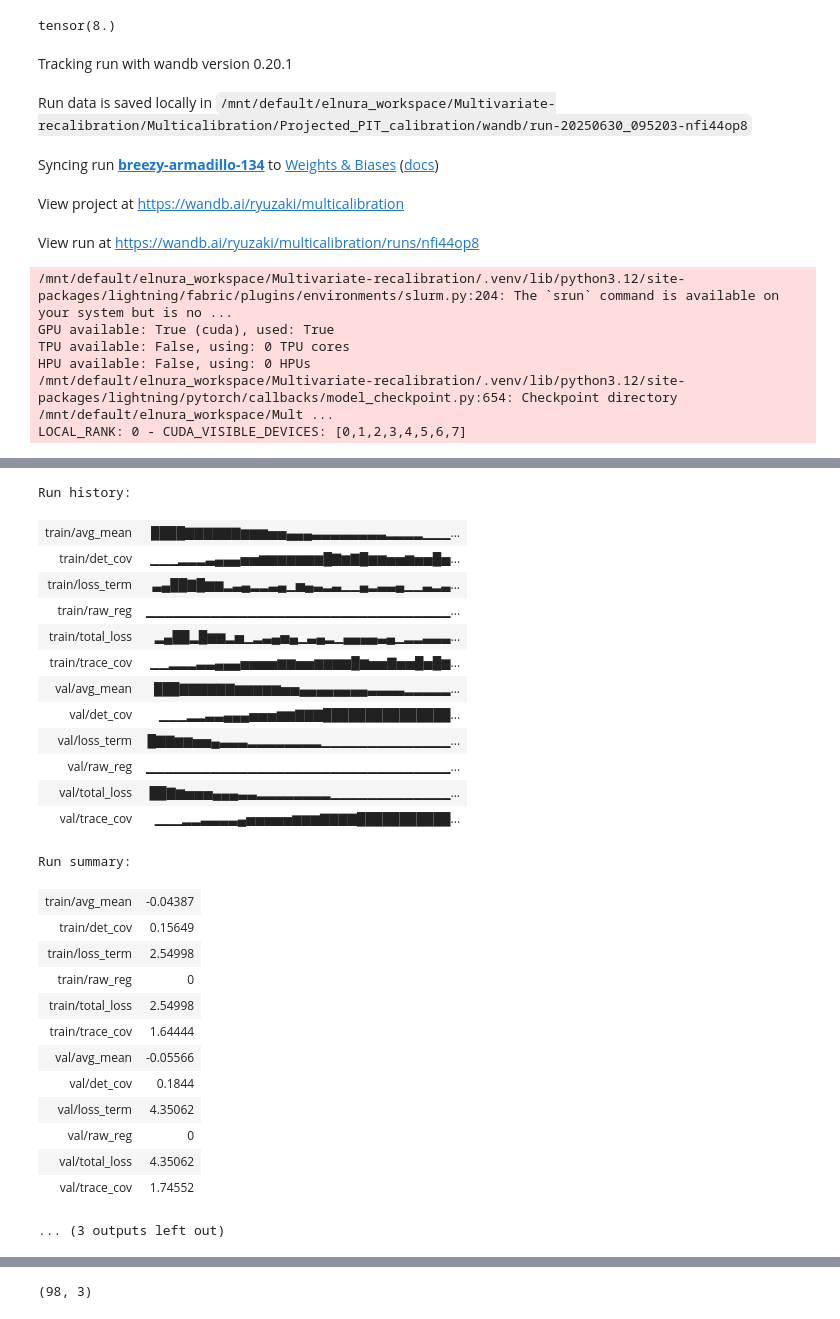
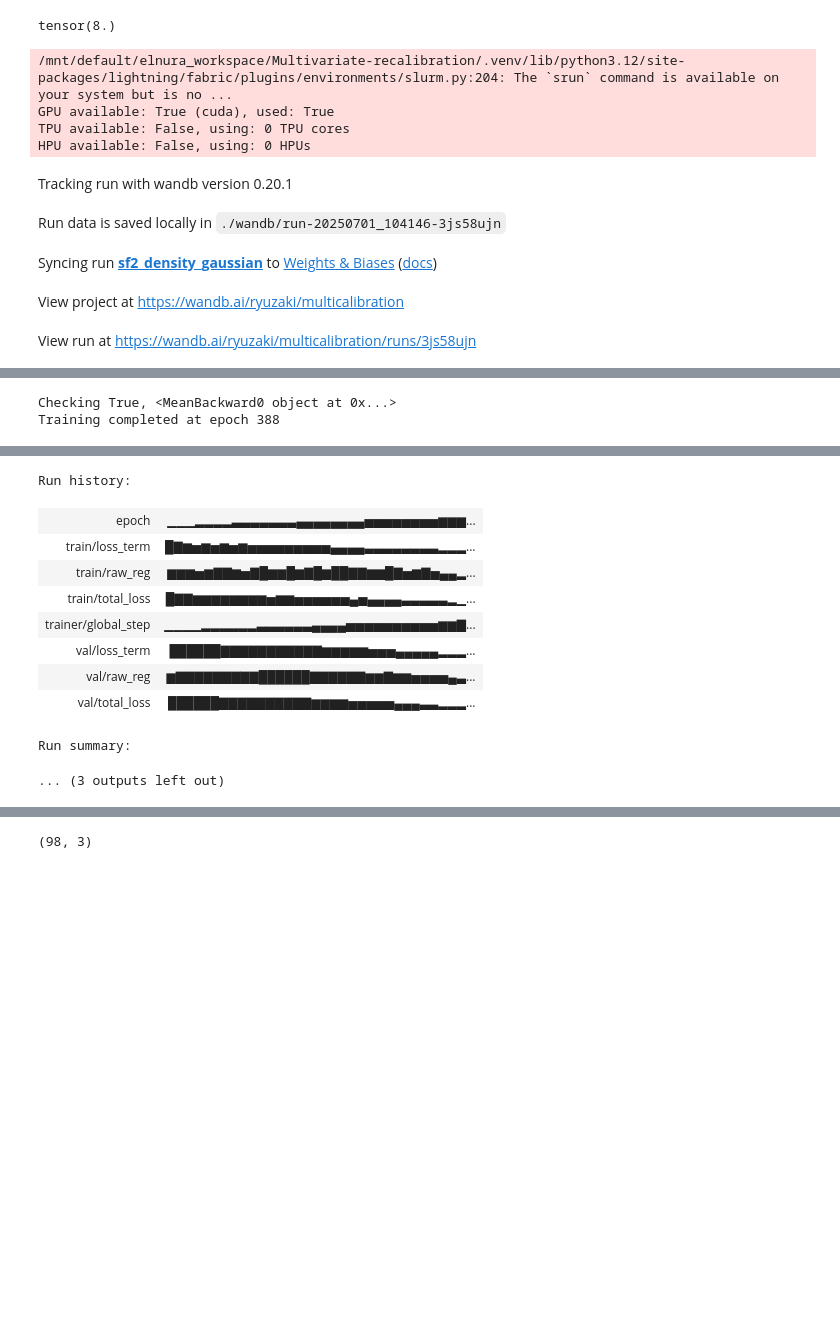
Before and after one commit to ayalaajil/Multivariate-Calibration-with-Prerank-Regularization, a Jupyter notebook: Multicalibration/Projected_PIT_calibration/testing-if-reg-works.ipynb, the cells around one changed output, grey strips where cells are left out. Cells and saved outputs as stored; diff of their text form; code cells hidden in the pictures; blank space fills up the shorter version.

Commit message:
changing the manual wandb logging to lightning wandb logging

```diff
--- a/Multicalibration/Projected_PIT_calibration/testing-if-reg-works.ipynb
+++ b/Multicalibration/Projected_PIT_calibration/testing-if-reg-works.ipynb
@@ -25,13 +27,15 @@ True
 # %%
 config = get_config()
 config.device = 'cuda'
-torch.manual_seed(42)
 data_group, data_name = 'mulan', 'sf2'
-seed = 42
+hparams = {
+    'model': 'gaussian',
+    'prerank': 'density',
+    'lambda': 1.0,
+}
 # %%
-rc = RunConfig(config, data_group, data_name, seed=seed)
-datamodule = RealDataModule(rc, seed=seed, num_workers=8)
+rc = RunConfig(config, data_group, data_name, hparams = hparams)
+datamodule = RealDataModule(rc, num_workers=8)
 p, q = datamodule.input_dim, datamodule.output_dim #268,16
-l = 1.0
 # %% [output]
 tensor(8.)
@@ -40,21 +42,15 @@ torch.set_printoptions(precision=3, sci_mode=False, threshold=float('inf'), edge
 # %%
-# prerank = 'density'
-model = GaussianLightningModule(p, q)
-                                # lambda_reg = l, reg_type = 'pce-kde', prerank = prerank)
+model = GaussianLightningModule(p, q, lambda_reg = hparams['lambda'], reg_type = 'pce-kde', prerank = hparams['prerank'])
 trainer = get_lightning_trainer(rc)
 trainer.fit(model, datamodule)
 wandb.finish()
-model.to(config.device)
-# model.eval()
 # %% [output]
+/mnt/default/elnura_workspace/Multivariate-recalibration/.venv/lib/python3.12/site-packages/lightning/fabric/plugins/environments/slurm.py:204: The `srun` command is available on your system but is no ...
+GPU available: True (cuda), used: True
+TPU available: False, using: 0 TPU cores
+HPU available: False, using: 0 HPUs
 Tracking run with wandb version 0.20.1
-Run data is saved locally in /mnt/default/elnura_workspace/Multivariate-recalibration/Multicalibration/Projected_PIT_calibration/wandb/run-20250630_095203-nfi44op8
+Run data is saved locally in ./wandb/run-20250701_104146-3js58ujn
-Syncing run breezy-armadillo-134 to Weights & Biases (docs)
+Syncing run sf2_density_gaussian to Weights & Biases (docs)
 View project at https://wandb.ai/ryuzaki/multicalibration
-View run at https://wandb.ai/ryuzaki/multicalibration/runs/nfi44op8
+View run at https://wandb.ai/ryuzaki/multicalibration/runs/3js58ujn
-/mnt/default/elnura_workspace/Multivariate-recalibration/.venv/lib/python3.12/site-packages/lightning/fabric/plugins/environments/slurm.py:204: The `srun` command is available on your system but is no ...
-GPU available: True (cuda), used: True
-TPU available: False, using: 0 TPU cores
-HPU available: False, using: 0 HPUs
-/mnt/default/elnura_workspace/Multivariate-recalibration/.venv/lib/python3.12/site-packages/lightning/pytorch/callbacks/model_checkpoint.py:654: Checkpoint directory /mnt/default/elnura_workspace/Mult ...
-LOCAL_RANK: 0 - CUDA_VISIBLE_DEVICES: [0,1,2,3,4,5,6,7]
@@ -62,28 +59,14 @@ Checking False, None
+Checking True, <MeanBackward0 object at 0x...>
+Training completed at epoch 388
 [interactive output not drawn]
-Run history:
+Run history:
-| train/avg_mean | ████▇▇▇▇▇▇▆▆▆▅▅▄▄▄▃▃▃▃▃▃▃▃▂▂▂▂▁▁▁... |
-| train/det_cov | ▁▁▁▂▂▂▃▄▄▄▅▅▆▆▆▆▆▆▆█▇▆▇█▆▆▅▅▆▅▅█▅... |
-| train/loss_term | ▃▄██▇█▆▆▂▃▄▂▂▃▄▁▅▄▃▂▃▁▁▄▂▃▃▄▁▁▃▂▃... |
-| train/raw_reg | ▁▁▁▁▁▁▁▁▁▁▁▁▁▁▁▁▁▁▁▁▁▁▁▁▁▁▁▁▁▁▁▁▁... |
-| train/total_loss | ▂▄██▂█▆▆▂▅▁▂▃▄▅▄▁▃▄▂▁▄▄▄▄▃▄▁▂▂▃▃▃... |
-| train/trace_cov | ▁▁▂▂▂▃▃▄▄▄▅▅▅▅▆▆▅▅▆▆▆▆█▆▅▅▇▅▅█▅█▆... |
-| val/avg_mean | ███▇▇▇▇▇▇▆▆▆▆▆▅▅▄▄▄▄▄▄▄▄▃▃▃▃▂▂▂▂▂... |
-| val/det_cov | ▁▁▁▂▂▃▃▄▄▄▅▅▅▆▆▇▇▇███████████████... |
-| val/loss_term | █▇▇▆▆▅▅▄▃▃▃▂▂▂▂▂▂▂▂▁▁▁▁▁▁▁▁▁▁▁▁▁▁... |
-| val/raw_reg | ▁▁▁▁▁▁▁▁▁▁▁▁▁▁▁▁▁▁▁▁▁▁▁▁▁▁▁▁▁▁▁▁▁... |
-| val/total_loss | ██▇▆▅▅▅▄▄▄▃▃▂▂▂▂▂▂▂▂▁▁▁▁▁▁▁▁▁▁▁▁▁... |
-| val/trace_cov | ▁▁▁▂▂▃▃▃▃▄▅▅▅▅▅▆▆▆▇▇▇▇███████████... |
+| epoch | ▁▁▁▂▂▂▂▃▃▃▃▃▃▃▄▄▄▄▄▄▄▄▅▅▅▅▅▅▅▅▆▆▆... |
+| train/loss_term | █▇▆▅▆▅▆▅▆▅▅▅▅▅▅▅▅▅▄▄▄▄▃▃▃▃▃▃▃▃▂▂▂... |
+| train/raw_reg | ▆▆▆▅▆▇▇▆▅▇█▆▆█▆▇█▆██▇▇▆▆█▇▅▆▇▅▄▄▂... |
+| train/total_loss | █▇▇▆▆▆▆▆▆▆▆▅▆▆▅▅▅▅▅▅▄▅▄▄▄▄▃▃▃▃▃▂▁... |
+| trainer/global_step | ▁▁▁▁▂▂▂▂▂▂▃▃▃▃▃▃▄▄▄▄▅▅▅▅▅▅▅▅▅▅▆▆▇... |
+| val/loss_term | ██████▇▇▇▇▇▇▇▇▇▇▇▆▆▆▆▆▅▅▅▄▄▄▄▄▂▂▂... |
+| val/raw_reg | ▆▇▇▇▇▇▇▇▇▇██████▇▇▇▇▇▇▆▆▇▆▆▅▅▅▅▄▃... |
+| val/total_loss | ██████▇▇▇▇▇▇▇▇▇▇▆▆▆▆▅▅▅▅▅▄▄▄▃▃▂▂▂... |
-Run summary:
-| train/avg_mean | -0.04387 |
-| train/det_cov | 0.15649 |
-| train/loss_term | 2.54998 |
-| train/raw_reg | 0 |
-| train/total_loss | 2.54998 |
-| train/trace_cov | 1.64444 |
-| val/avg_mean | -0.05566 |
-| val/det_cov | 0.1844 |
-| val/loss_term | 4.35062 |
-| val/raw_reg | 0 |
-| val/total_loss | 4.35062 |
-| val/trace_cov | 1.74552 |
-... (3 outputs left out)
+Run summary:
+... (3 outputs left out)
```
Also changed, not shown: parts of 5 cells of this notebook, 3 other files.
